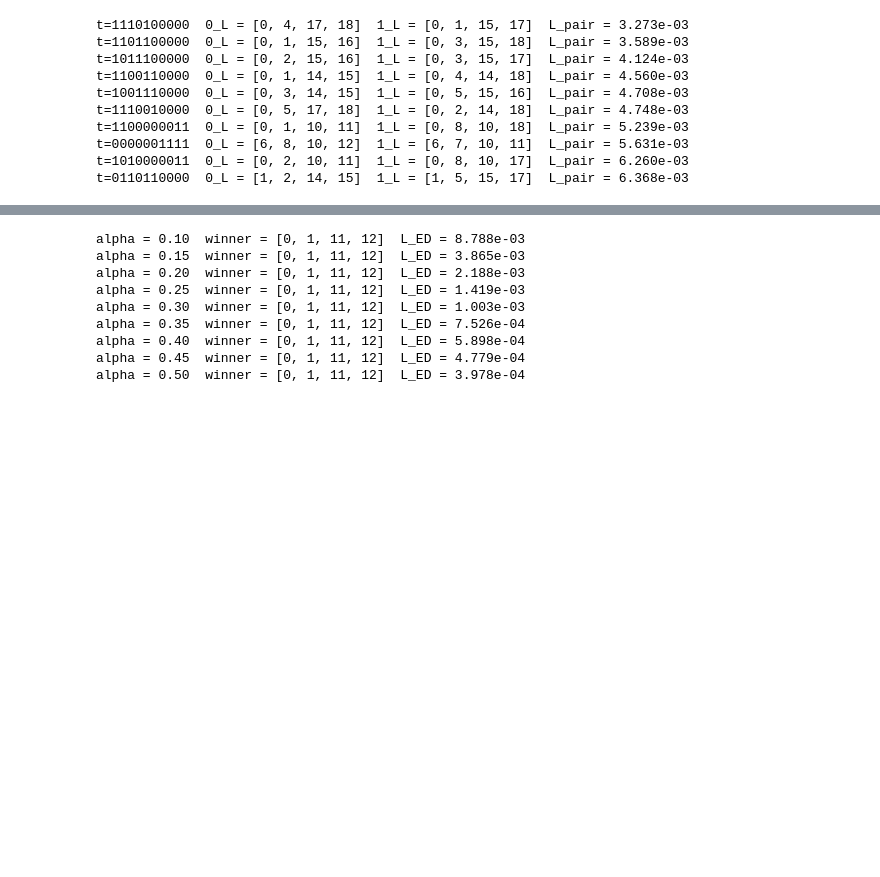
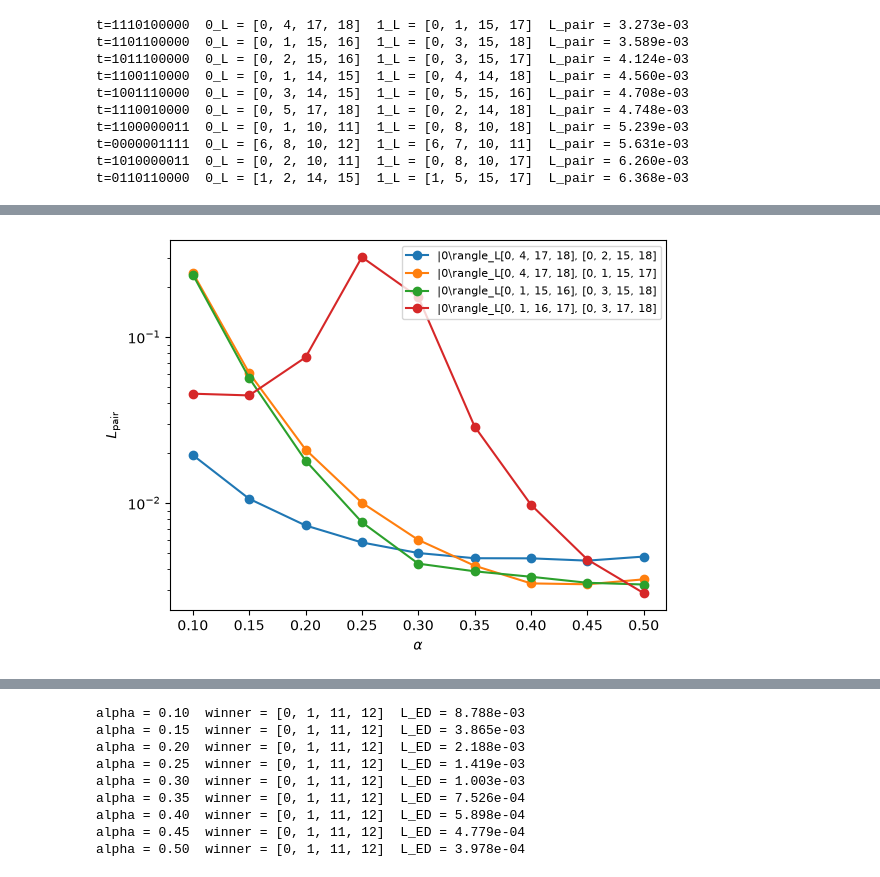
Before and after one commit to Shreyas-phys/Confinement-and-DFS, a Jupyter notebook: codeword_optimization.ipynb, the cells around one changed output, grey strips where cells are left out. Drawn from its saved outputs; the diff is of its cells as text; code cells hidden in the pictures; blank space fills up the shorter version.

```diff
--- a/codeword_optimization.ipynb
+++ b/codeword_optimization.ipynb
@@ -241,0 +337,34 @@ t=0110110000  0_L = [1, 2, 14, 15]  1_L = [1, 5, 15, 17]  L_pair = 6.368e-03
+# %%
+# ---------------- leakage of FIXED logical pairs vs alpha ----------------
+N, b, Jz, Jx = 20, 4, 1.0, 0.01
+alphas = [0.1, 0.15, 0.2, 0.25, 0.3, 0.35, 0.4, 0.45, 0.5]
+
+# the pairs to follow: (0_L, 1_L), e.g. the winners from your table
+fixed_pairs = [
+    ((0, 4, 17, 18), (0, 2, 15, 18)),
+    ((0, 4, 17, 18), (0, 1, 15, 17)),
+    ((0, 1, 15, 16), (0, 3, 15, 18)),
+    ((0, 1, 16, 17), (0, 3, 17, 18)),
+]
+
+# leakage of every codeword at every alpha:  L_all[k][occS] = L_ED at alphas[k]
+L_all = []
+for alpha in alphas:
+    rows = leakage_ED(N, b, alpha, Jz, Jx)
+    L_here = {}
+    for r in rows:
+        L_here[tuple(r["occS"])] = r["L_ED"]
+    L_all.append(L_here)
+
+# L_pair = max(L(0_L), L(1_L)) for each fixed pair
+for zero_L, one_L in fixed_pairs:
+    L_curve = []
+    for k in range(len(alphas)):
+        L_curve.append(max(L_all[k][zero_L], L_all[k][one_L]))
+    plt.semilogy(alphas, L_curve, "o-", label=fr"{list(zero_L)}, {list(one_L)}")
+plt.xlabel(r"$\alpha$")
+plt.ylabel(r"$L_{\rm pair}$")
+plt.legend(fontsize=8)
+plt.show()
+# %% [output]
+[figure, added]
```
Also changed, not shown: parts of 6 cells of this notebook.
